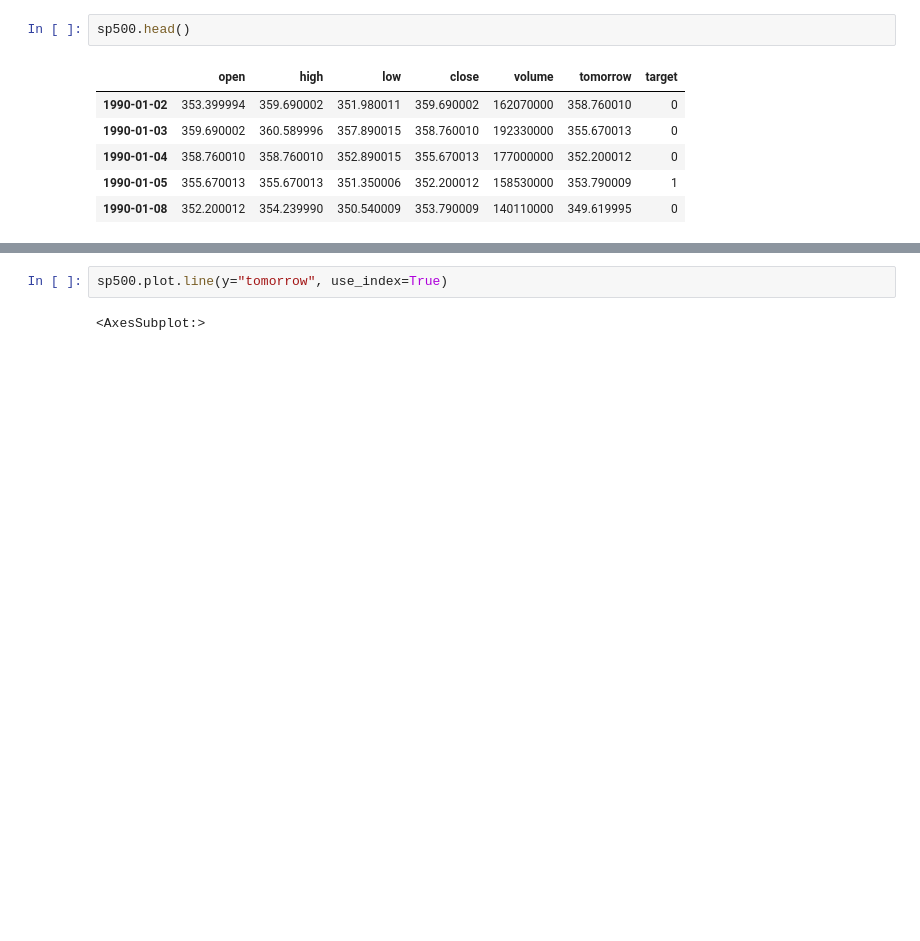
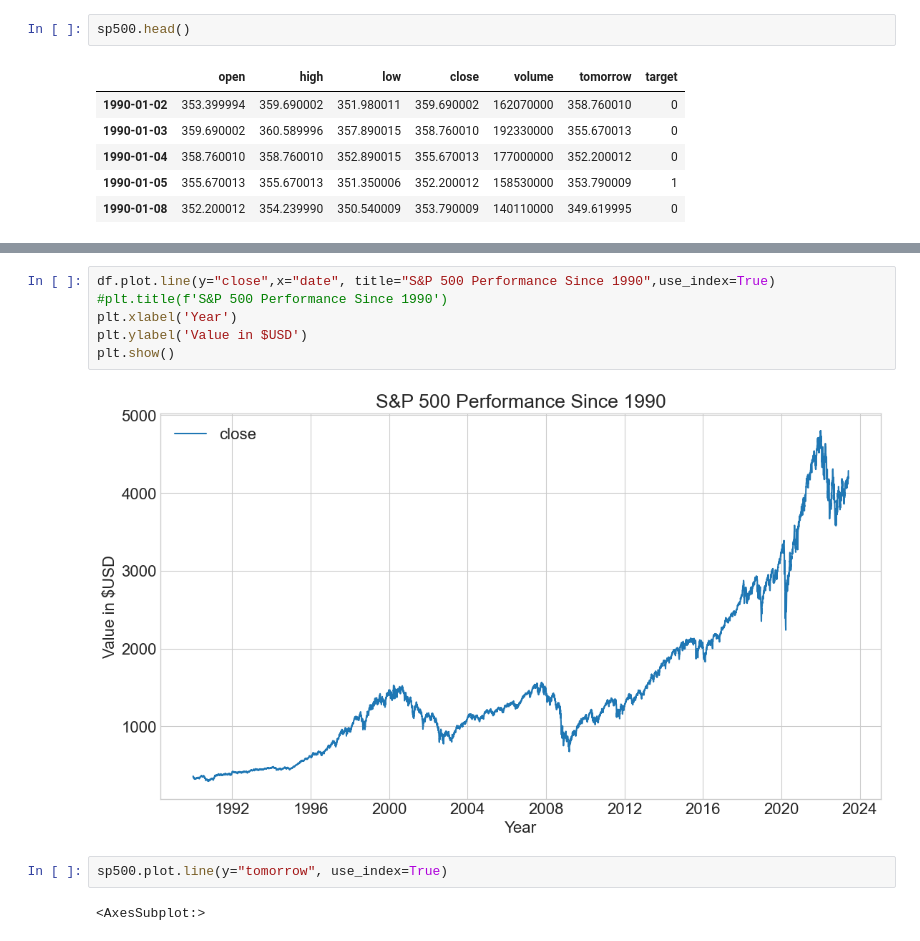
Before and after one commit to scottbarnett97/individual-project-sp500, a Jupyter notebook: workbook.ipynb, the cells around one changed output, grey strips where cells are left out. Saved outputs shown, nothing was run; the diff lists cells and outputs as text; blank space fills up the shorter version.

```diff
--- a/workbook.ipynb
+++ b/workbook.ipynb
@@ -172,3 +176,11 @@ sp500.plot.line(y="close", use_index=True)
+# %%
+df.plot.line(y="close",x="date", title="S&P 500 Performance Since 1990",use_index=True)
+#plt.title(f'S&P 500 Performance Since 1990')
+plt.xlabel('Year')
+plt.ylabel('Value in $USD')
+plt.show()
+# %% [output]
+[figure, added]
 # %%
 sp500.plot.line(y="tomorrow", use_index=True)
 # %% [output]
```
Also changed, not shown: parts of 2 cells of this notebook, 3 other files.
